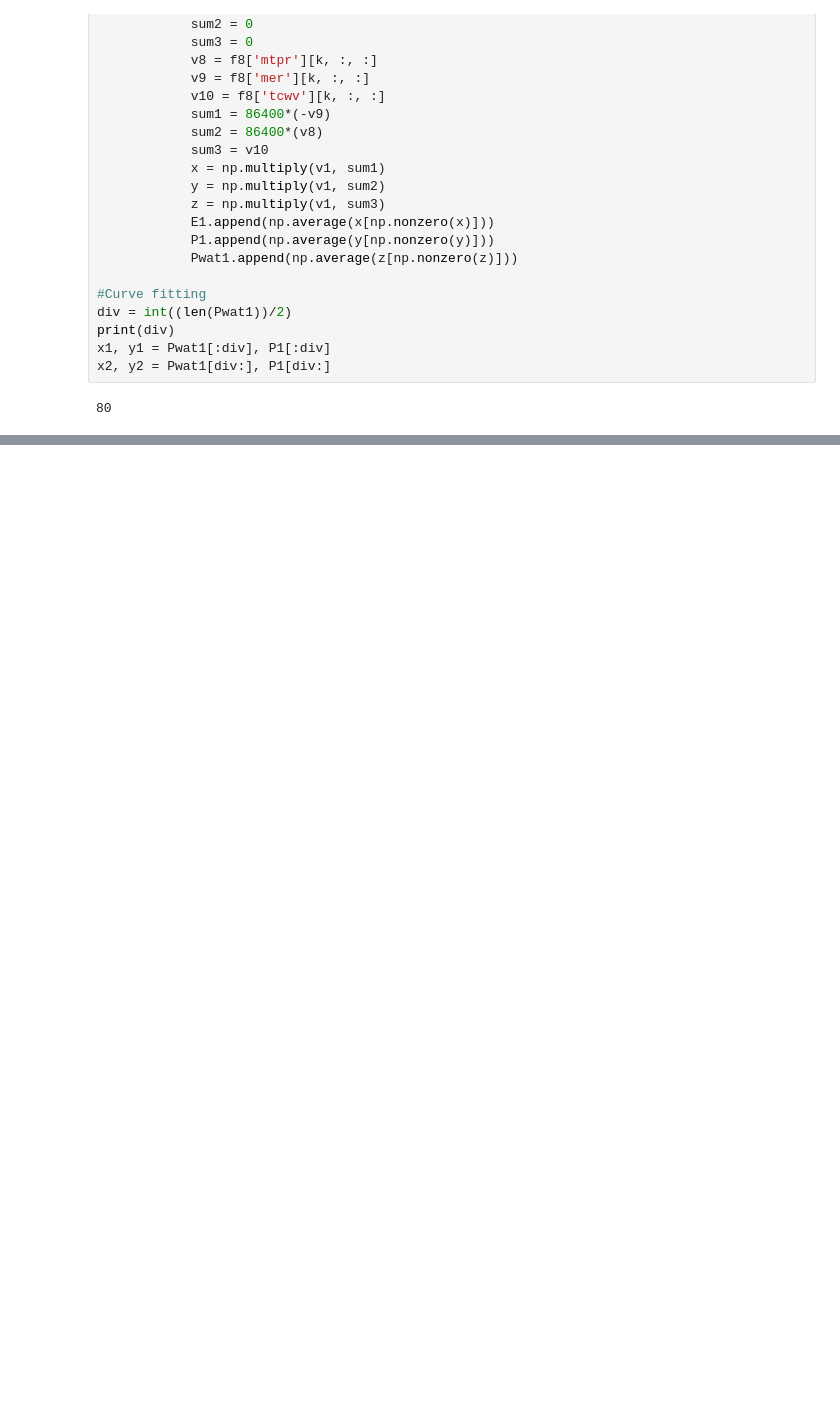
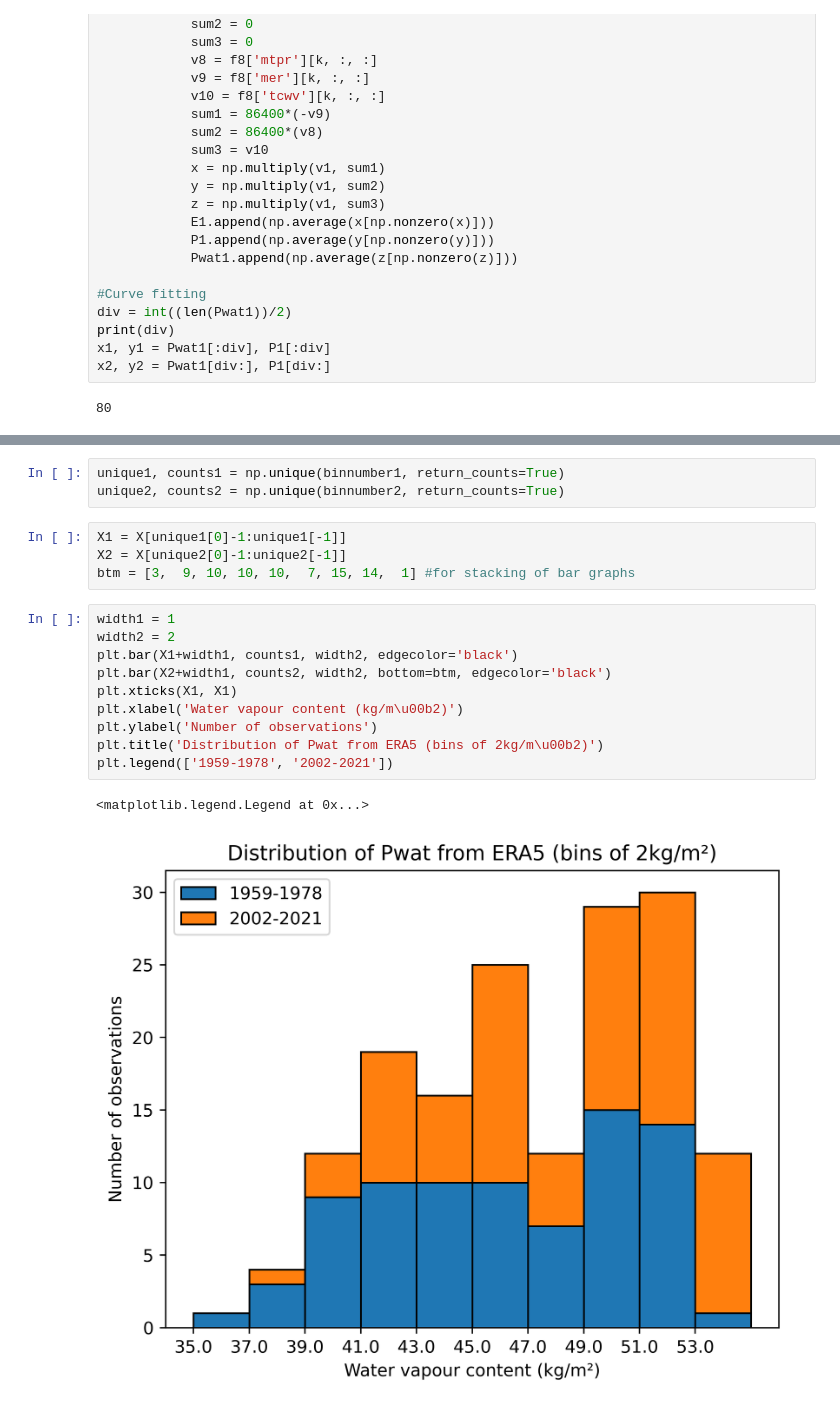
Before and after one commit to rakshith-mallesh/Climate-science, a Jupyter notebook: Binned JJAS.ipynb, the cells around one changed output, grey strips where cells are left out. Cells and saved outputs as stored; diff of their text form; blank space fills up the shorter version.

```diff
--- a/Binned JJAS.ipynb
+++ b/Binned JJAS.ipynb
@@ -111,0 +82,20 @@ plt.legend(['1959-1978', '2002-2021'])
+# %%
+unique1, counts1 = np.unique(binnumber1, return_counts=True)
+unique2, counts2 = np.unique(binnumber2, return_counts=True)
+# %%
+X1 = X[unique1[0]-1:unique1[-1]]
+X2 = X[unique2[0]-1:unique2[-1]]
+btm = [3,  9, 10, 10, 10,  7, 15, 14,  1] #for stacking of bar graphs
+# %%
+width1 = 1
+width2 = 2
+plt.bar(X1+width1, counts1, width2, edgecolor='black')
+plt.bar(X2+width1, counts2, width2, bottom=btm, edgecolor='black')
+plt.xticks(X1, X1)
+plt.xlabel('Water vapour content (kg/m\u00b2)')
+plt.ylabel('Number of observations')
+plt.title('Distribution of Pwat from ERA5 (bins of 2kg/m\u00b2)')
+plt.legend(['1959-1978', '2002-2021'])
+# %% [output]
+<matplotlib.legend.Legend at 0x...>
+[figure, added]
```
Also changed, not shown: parts of 9 cells of this notebook.
